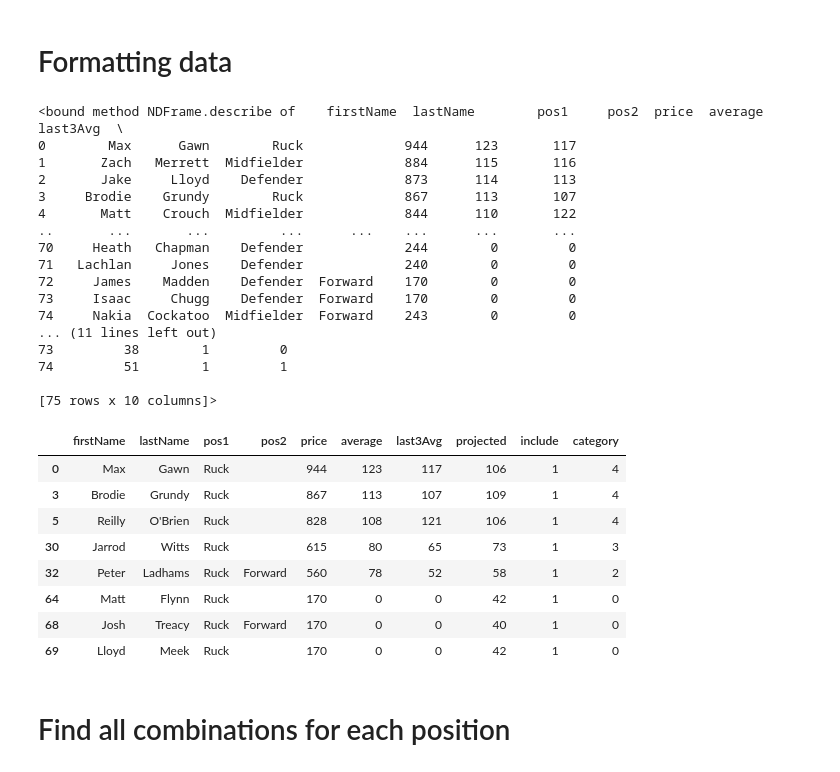
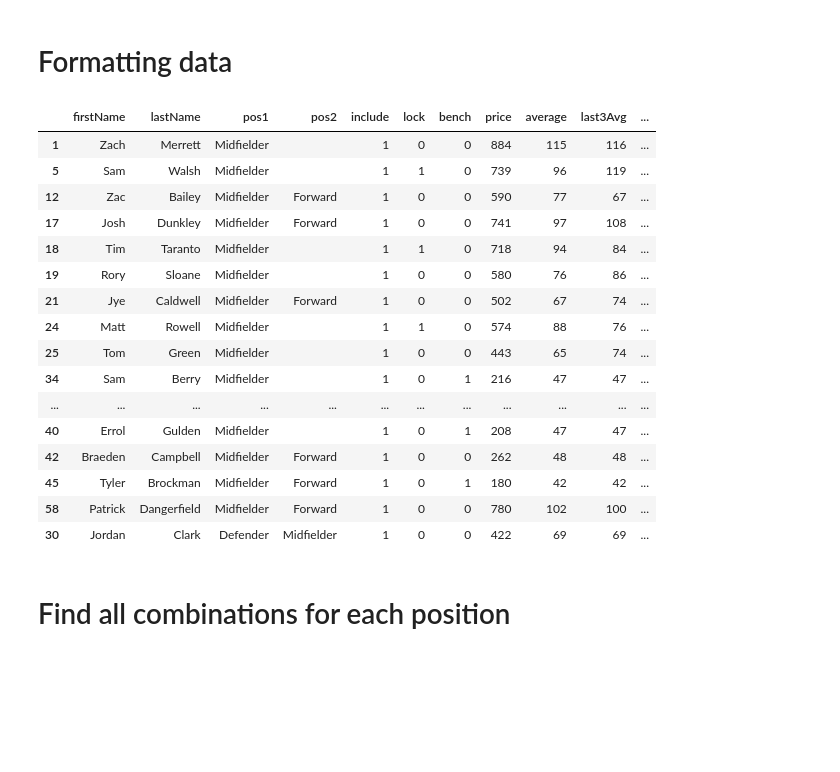
Before and after one commit to davisbarber/AFLFantasy-team-generator, a Jupyter notebook: data_test.ipynb, the cells around one changed output. Cells and saved outputs as stored; diff of their text form; code cells hidden in the pictures; blank space fills up the shorter version.

```diff
--- a/data_test.ipynb
+++ b/data_test.ipynb
@@ -32,6 +40,9 @@ data.describe
 # fill NaN
 data['pos2'] = data['pos2'].fillna('')
 data.head()
+
+# drop players with include = 0
+data = data.drop(data[data['include'] == 0].index)
 
 # convert price to int
 data['price'] = data['price'].str.strip('$k').astype('int')
@@ -43,44 +54,36 @@ data.describe
 
 # add column for price category
 data = data.assign(category=lambda x: x.price // 200)
-data.describe
-# %% [output]
-<bound method NDFrame.describe of    firstName  lastName        pos1     pos2  price  average  last3Avg  \
-0        Max      Gawn        Ruck             944      123       117
-1       Zach   Merrett  Midfielder             884      115       116
-2       Jake     Lloyd    Defender             873      114       113
-3     Brodie    Grundy        Ruck             867      113       107
-4       Matt    Crouch  Midfielder             844      110       122
-..       ...       ...         ...      ...    ...      ...       ...
-70     Heath   Chapman    Defender             244        0         0
-71   Lachlan     Jones    Defender             240        0         0
-72     James    Madden    Defender  Forward    170        0         0
-73     Isaac     Chugg    Defender  Forward    170        0         0
-74     Nakia  Cockatoo  Midfielder  Forward    243        0         0
-... (11 lines left out)
-73         38        1         0
-74         51        1         1
-
-[75 rows x 10 columns]>
 # %%
 # separate into postions
 defenders = pd.concat([data[data['pos1'] == 'Defender'], data[data['pos2'] == 'Defender']])
 
 forwards = pd.concat([data[data['pos1'] == 'Forward'], data[data['pos2'] == 'Forward']])
 
 midfielders = pd.concat([data[data['pos1'] == 'Midfielder'], data[data['pos2'] == 'Midfielder']])
 
 rucks = pd.concat([data[data['pos1'] == 'Ruck'], data[data['pos2'] == 'Ruck']])
+
+
+midfielders
 # %% [output]
-|  | firstName | lastName | pos1 | pos2 | price | average | last3Avg | projected | include | category |
-| 0 | Max | Gawn | Ruck |  | 944 | 123 | 117 | 106 | 1 | 4 |
-| 3 | Brodie | Grundy | Ruck |  | 867 | 113 | 107 | 109 | 1 | 4 |
-| 5 | Reilly | O'Brien | Ruck |  | 828 | 108 | 121 | 106 | 1 | 4 |
-| 30 | Jarrod | Witts | Ruck |  | 615 | 80 | 65 | 73 | 1 | 3 |
-| 32 | Peter | Ladhams | Ruck | Forward | 560 | 78 | 52 | 58 | 1 | 2 |
-| 64 | Matt | Flynn | Ruck |  | 170 | 0 | 0 | 42 | 1 | 0 |
-| 68 | Josh | Treacy | Ruck | Forward | 170 | 0 | 0 | 40 | 1 | 0 |
-| 69 | Lloyd | Meek | Ruck |  | 170 | 0 | 0 | 42 | 1 | 0 |
+|  | firstName | lastName | pos1 | pos2 | include | lock | bench | price | average | last3Avg | ... |
+| 1 | Zach | Merrett | Midfielder |  | 1 | 0 | 0 | 884 | 115 | 116 | ... |
+| 5 | Sam | Walsh | Midfielder |  | 1 | 1 | 0 | 739 | 96 | 119 | ... |
+| 12 | Zac | Bailey | Midfielder | Forward | 1 | 0 | 0 | 590 | 77 | 67 | ... |
+| 17 | Josh | Dunkley | Midfielder | Forward | 1 | 0 | 0 | 741 | 97 | 108 | ... |
+| 18 | Tim | Taranto | Midfielder |  | 1 | 1 | 0 | 718 | 94 | 84 | ... |
+| 19 | Rory | Sloane | Midfielder |  | 1 | 0 | 0 | 580 | 76 | 86 | ... |
+| 21 | Jye | Caldwell | Midfielder | Forward | 1 | 0 | 0 | 502 | 67 | 74 | ... |
+| 24 | Matt | Rowell | Midfielder |  | 1 | 1 | 0 | 574 | 88 | 76 | ... |
+| 25 | Tom | Green | Midfielder |  | 1 | 0 | 0 | 443 | 65 | 74 | ... |
+| 34 | Sam | Berry | Midfielder |  | 1 | 0 | 1 | 216 | 47 | 47 | ... |
+| ... | ... | ... | ... | ... | ... | ... | ... | ... | ... | ... | ... |
+| 40 | Errol | Gulden | Midfielder |  | 1 | 0 | 1 | 208 | 47 | 47 | ... |
+| 42 | Braeden | Campbell | Midfielder | Forward | 1 | 0 | 0 | 262 | 48 | 48 | ... |
+| 45 | Tyler | Brockman | Midfielder | Forward | 1 | 0 | 1 | 180 | 42 | 42 | ... |
+| 58 | Patrick | Dangerfield | Midfielder | Forward | 1 | 0 | 0 | 780 | 102 | 100 | ... |
+| 30 | Jordan | Clark | Defender | Midfielder | 1 | 0 | 0 | 422 | 69 | 69 | ... |
 # %% [markdown]
 # Find all combinations for each position
 # %% [markdown]
```
Also changed, not shown: parts of 37 cells of this notebook.
